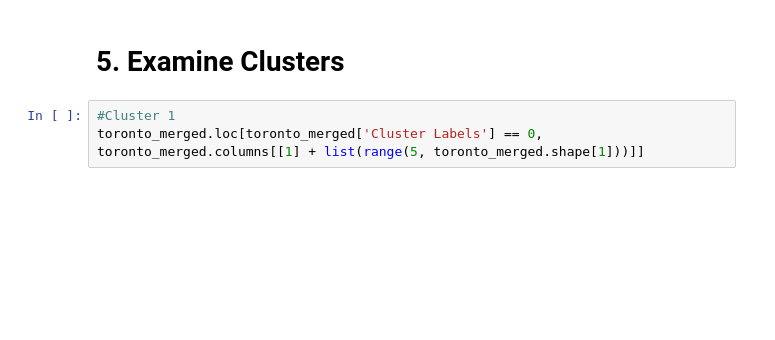
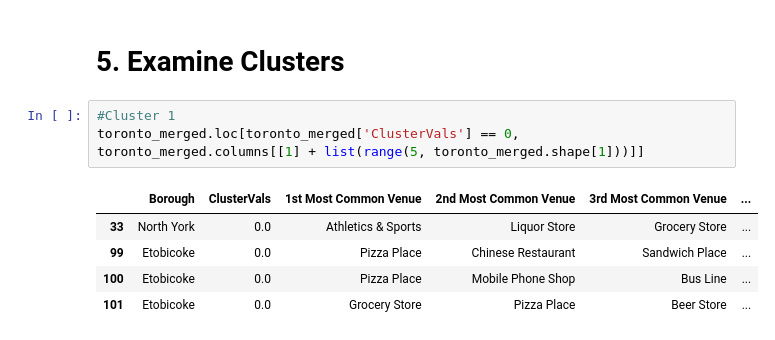
Before and after one commit to amendenhall137/ML_Capstone_Coursera, a Jupyter notebook: Coursera_Capstone.ipynb, the cells around one changed output. Drawn from its saved outputs; the diff is of its cells as text; blank space fills up the shorter version.

```diff
--- a/Coursera_Capstone.ipynb
+++ b/Coursera_Capstone.ipynb
@@ -461,6 +469,12 @@ TypeError: list indices must be integers or slices, not float
 # 5. Examine Clusters
 # %%
 #Cluster 1
-toronto_merged.loc[toronto_merged['Cluster Labels'] == 0, toronto_merged.columns[[1] + list(range(5, toronto_merged.shape[1]))]]
+toronto_merged.loc[toronto_merged['ClusterVals'] == 0, toronto_merged.columns[[1] + list(range(5, toronto_merged.shape[1]))]]
+# %% [output]
+|  | Borough | ClusterVals | 1st Most Common Venue | 2nd Most Common Venue | 3rd Most Common Venue | ... |
+| 33 | North York | 0.0 | Athletics & Sports | Liquor Store | Grocery Store | ... |
+| 99 | Etobicoke | 0.0 | Pizza Place | Chinese Restaurant | Sandwich Place | ... |
+| 100 | Etobicoke | 0.0 | Pizza Place | Mobile Phone Shop | Bus Line | ... |
+| 101 | Etobicoke | 0.0 | Grocery Store | Pizza Place | Beer Store | ... |
 # %%
 #Cluster 2
```
Also changed, not shown: parts of 8 cells of this notebook.
